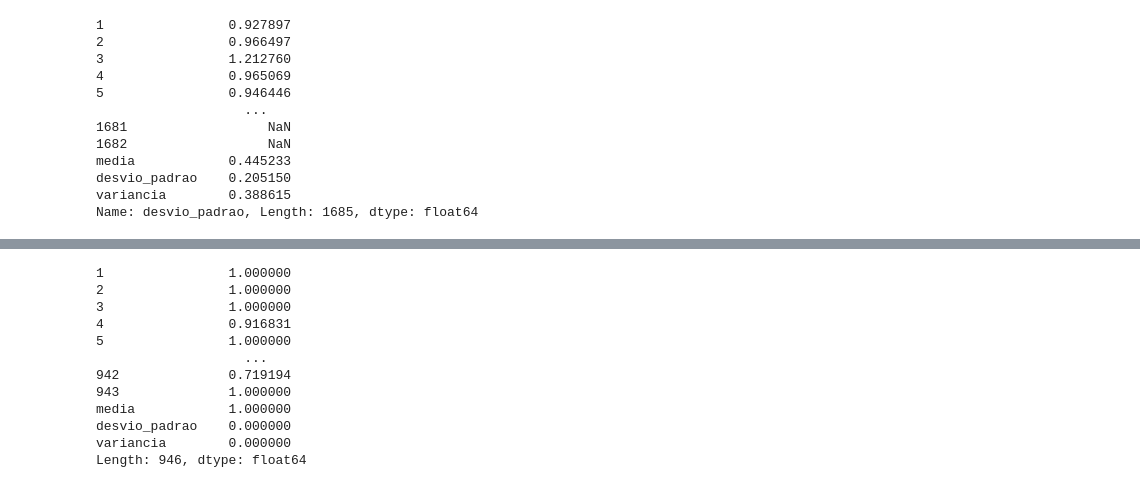
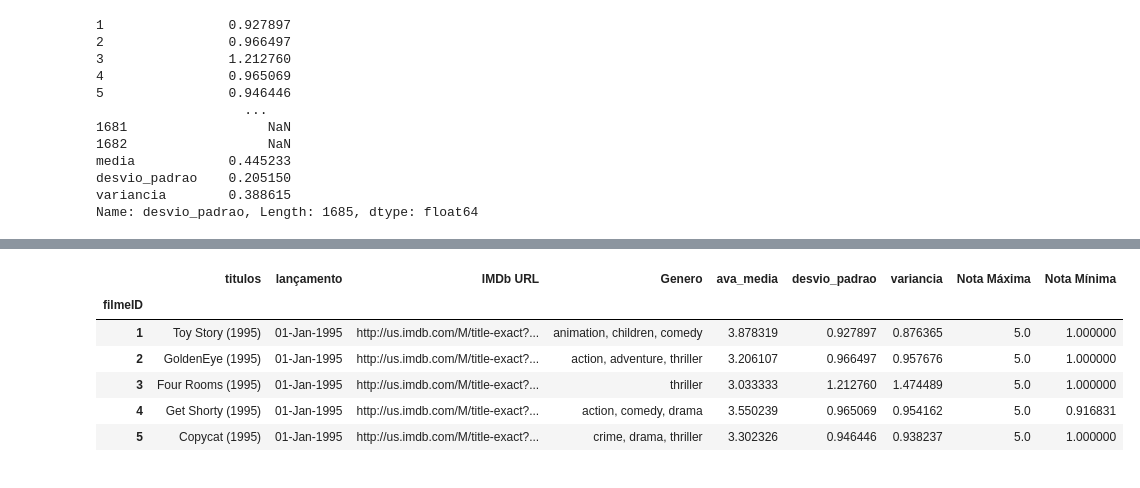
Before and after one commit to laryssastephanie/aulas_anotacoes_residencia_IA, a Jupyter notebook: Pandas/Exercicio_10.ipynb, the cells around one changed output, grey strips where cells are left out. Cells and saved outputs as stored; diff of their text form; code cells hidden in the pictures.

```diff
--- a/Pandas/Exercicio_10.ipynb
+++ b/Pandas/Exercicio_10.ipynb
@@ -492,15 +477,14 @@ Length: 946, dtype: float64
-# %%
-notas_T.min()
-# %% [output]
-1                1.000000
-2                1.000000
-3                1.000000
-4                0.916831
-5                1.000000
-                   ...
-942              0.719194
-943              1.000000
-media            1.000000
-desvio_padrao    0.000000
-variancia        0.000000
-Length: 946, dtype: float64
+# %%
+new_filmes['Nota Máxima'] = notas_T.max()
+# %%
+new_filmes['Nota Mínima'] = notas_T.min()
+# %%
+new_filmes.head()
+# %% [output]
+|  | titulos | lançamento | IMDb URL | Genero | ava_media | desvio_padrao | variancia | Nota Máxima | Nota Mínima |
+| filmeID |  |  |  |  |  |  |  |  |  |
+| 1 | Toy Story (1995) | 01-Jan-1995 | http://us.imdb.com/M/title-exact?... | animation, children, comedy | 3.878319 | 0.927897 | 0.876365 | 5.0 | 1.000000 |
+| 2 | GoldenEye (1995) | 01-Jan-1995 | http://us.imdb.com/M/title-exact?... | action, adventure, thriller | 3.206107 | 0.966497 | 0.957676 | 5.0 | 1.000000 |
+| 3 | Four Rooms (1995) | 01-Jan-1995 | http://us.imdb.com/M/title-exact?... | thriller | 3.033333 | 1.212760 | 1.474489 | 5.0 | 1.000000 |
+| 4 | Get Shorty (1995) | 01-Jan-1995 | http://us.imdb.com/M/title-exact?... | action, comedy, drama | 3.550239 | 0.965069 | 0.954162 | 5.0 | 0.916831 |
+| 5 | Copycat (1995) | 01-Jan-1995 | http://us.imdb.com/M/title-exact?... | crime, drama, thriller | 3.302326 | 0.946446 | 0.938237 | 5.0 | 1.000000 |
```
Also changed, not shown: parts of 9 cells of this notebook, 4 other files.
